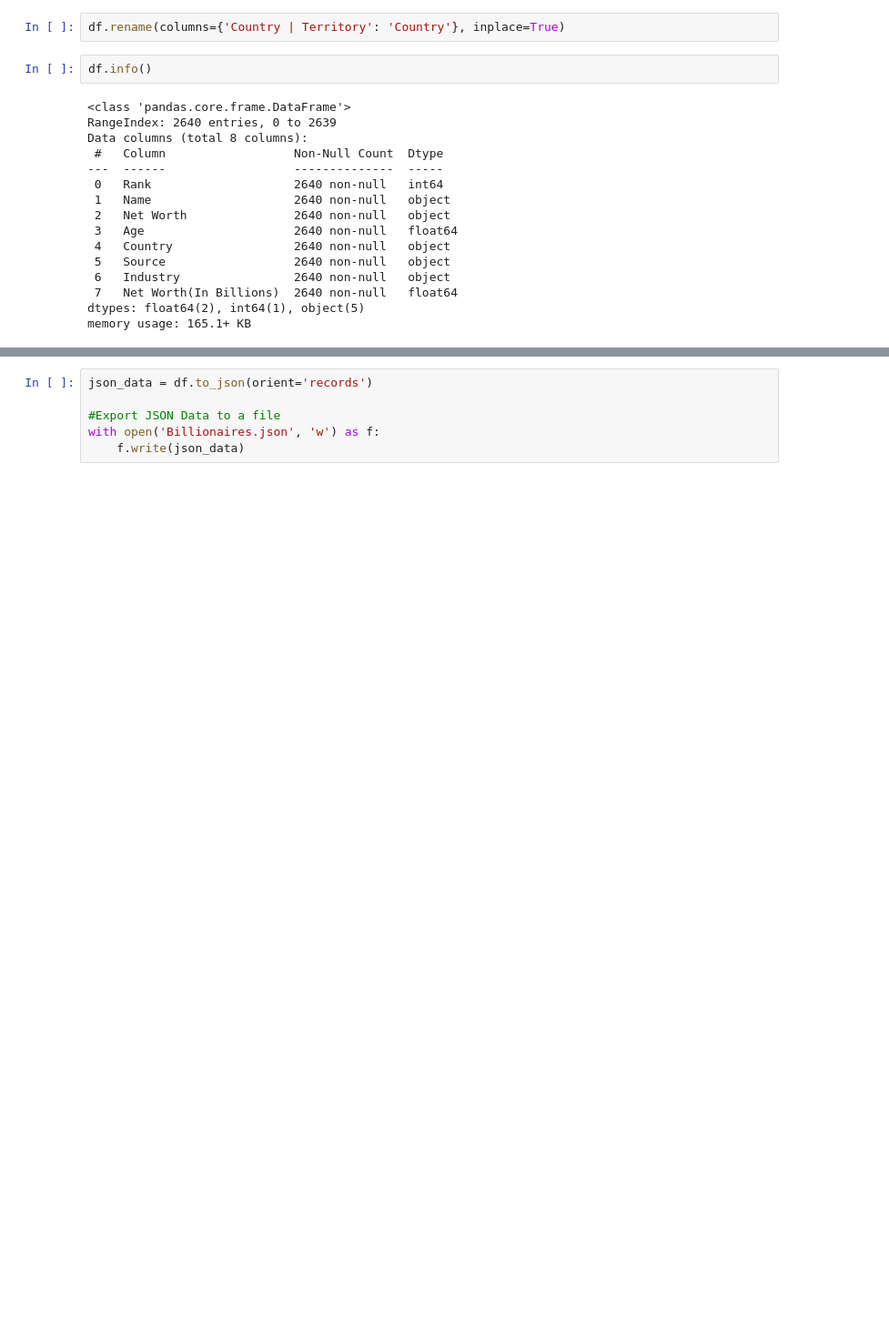
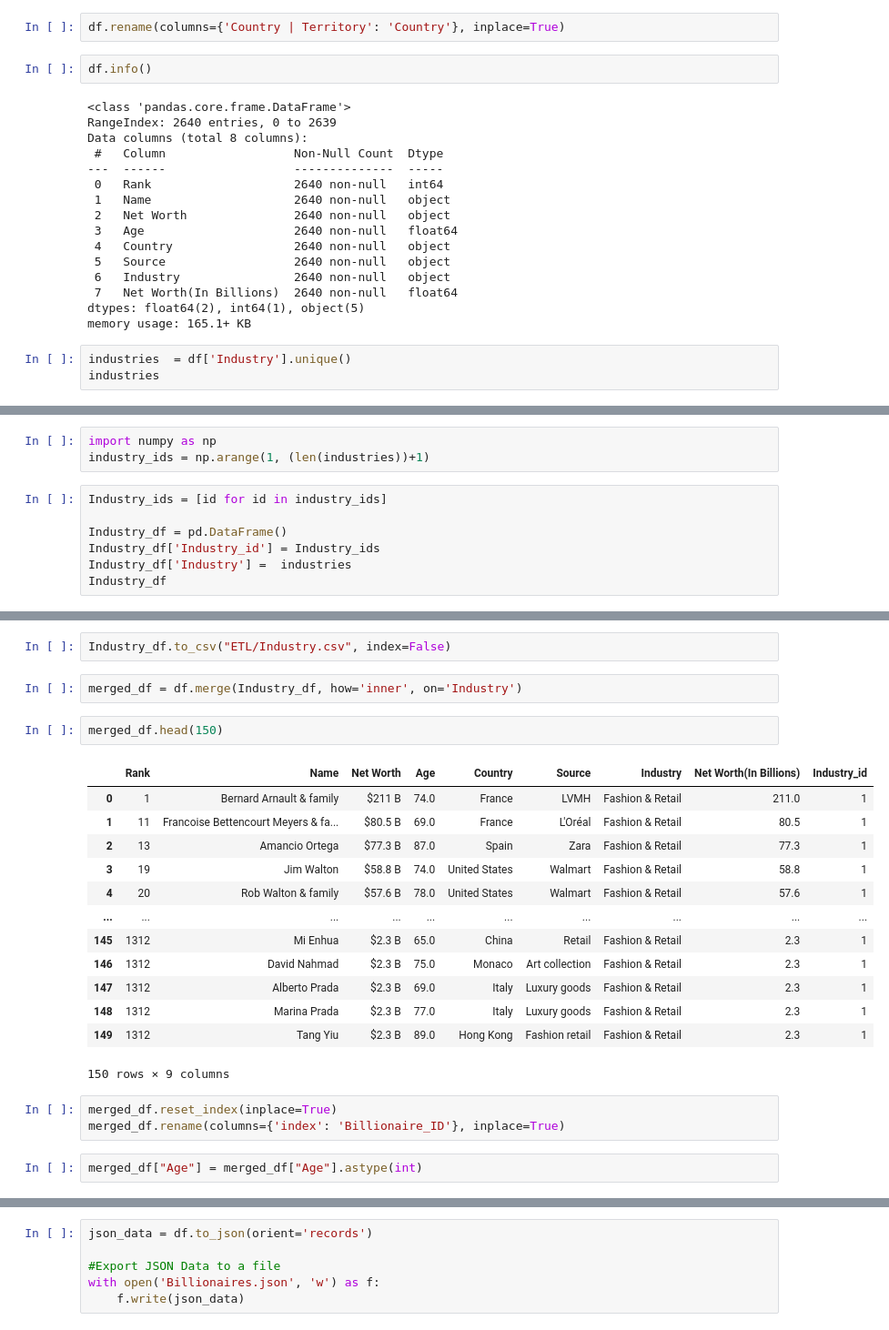
Before and after one commit to melisatahiraj/Billionaires_List_Dashboard, a Jupyter notebook: Billionaires_List.ipynb, the cells around one changed output, grey strips where cells are left out. Shown at 91% size. Cells and saved outputs as stored; diff of their text form; blank space fills up the shorter version.

```diff
--- a/Billionaires_List.ipynb
+++ b/Billionaires_List.ipynb
@@ -127,3 +128,6 @@ Data columns (total 8 columns):
  7   Net Worth(In Billions)  2640 non-null   float64
 dtypes: float64(2), int64(1), object(5)
 memory usage: 165.1+ KB
+# %%
+industries  = df['Industry'].unique()
+industries
@@ -129,0 +145,10 @@ memory usage: 165.1+ KB
+# %%
+import numpy as np
+industry_ids = np.arange(1, (len(industries))+1)
+# %%
+Industry_ids = [id for id in industry_ids]
+
+Industry_df = pd.DataFrame()
+Industry_df['Industry_id'] = Industry_ids
+Industry_df['Industry'] =  industries
+Industry_df
@@ -129,0 +173,25 @@ memory usage: 165.1+ KB
+# %%
+Industry_df.to_csv("ETL/Industry.csv", index=False)
+# %%
+merged_df = df.merge(Industry_df, how='inner', on='Industry')
+# %%
+merged_df.head(150)
+# %% [output]
+|  | Rank | Name | Net Worth | Age | Country | Source | Industry | Net Worth(In Billions) | Industry_id |
+| 0 | 1 | Bernard Arnault & family | $211 B | 74.0 | France | LVMH | Fashion & Retail | 211.0 | 1 |
+| 1 | 11 | Francoise Bettencourt Meyers & fa... | $80.5 B | 69.0 | France | L'Oréal | Fashion & Retail | 80.5 | 1 |
+| 2 | 13 | Amancio Ortega | $77.3 B | 87.0 | Spain | Zara | Fashion & Retail | 77.3 | 1 |
+| 3 | 19 | Jim Walton | $58.8 B | 74.0 | United States | Walmart | Fashion & Retail | 58.8 | 1 |
+| 4 | 20 | Rob Walton & family | $57.6 B | 78.0 | United States | Walmart | Fashion & Retail | 57.6 | 1 |
+| ... | ... | ... | ... | ... | ... | ... | ... | ... | ... |
+| 145 | 1312 | Mi Enhua | $2.3 B | 65.0 | China | Retail | Fashion & Retail | 2.3 | 1 |
+| 146 | 1312 | David Nahmad | $2.3 B | 75.0 | Monaco | Art collection | Fashion & Retail | 2.3 | 1 |
+| 147 | 1312 | Alberto Prada | $2.3 B | 69.0 | Italy | Luxury goods | Fashion & Retail | 2.3 | 1 |
+| 148 | 1312 | Marina Prada | $2.3 B | 77.0 | Italy | Luxury goods | Fashion & Retail | 2.3 | 1 |
+| 149 | 1312 | Tang Yiu | $2.3 B | 89.0 | Hong Kong | Fashion retail | Fashion & Retail | 2.3 | 1 |
+150 rows × 9 columns
+# %%
+merged_df.reset_index(inplace=True)
+merged_df.rename(columns={'index': 'Billionaire_ID'}, inplace=True)
+# %%
+merged_df["Age"] = merged_df["Age"].astype(int)
```
Also changed, not shown: parts of 11 cells of this notebook, 25 other files.
